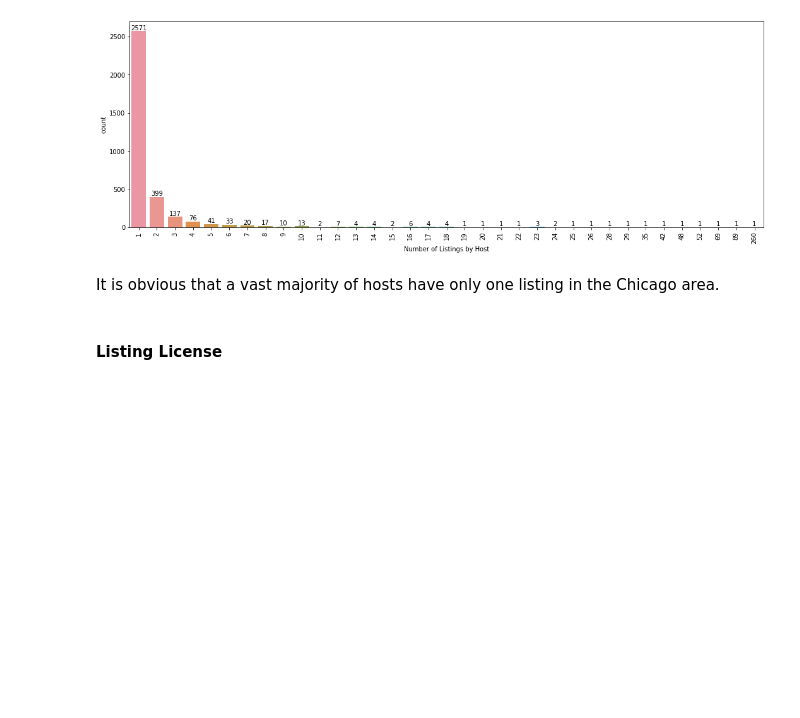
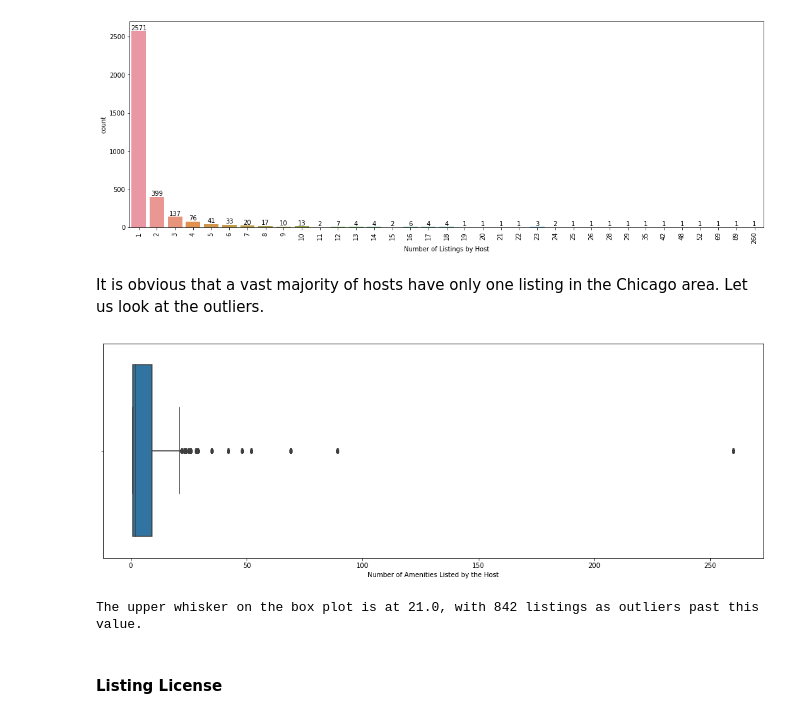
Before and after one commit to Summer-luna/Fall2021-IST5520-Group5, a Jupyter notebook: Data Proposal (combined) (M2).ipynb, the cells around one changed output. Drawn from its saved outputs; the diff is of its cells as text; code cells hidden in the pictures; blank space fills up the shorter version.

```diff
--- a/Data Proposal (combined) (M2).ipynb
+++ b/Data Proposal (combined) (M2).ipynb
@@ -441,7 +440,26 @@ plt.show()
 # %% [output]
 [figure]
 # %% [markdown]
-It is obvious that a vast majority of hosts have only one listing in the Chicago area.
+It is obvious that a vast majority of hosts have only one listing in the Chicago area.  Let us look at the outliers.
+# %%
+plt.figure(figsize=(18,6))
+sb.boxplot(x=dat['calculated_host_listings_count'])
+plt.xlabel('Number of Amenities Listed by the Host')
+plt.show()
+# %% [output]
+[figure, added]
+# %%
+#Calculate the lower and upper quartile values
+q1 = np.quantile(dat['calculated_host_listings_count'], 0.25)
+q3 = np.quantile(dat['calculated_host_listings_count'], 0.75)
+#calculate the upper whisker only, since no outliers are below the lower
+whishi = q3 + 1.5*(q3-q1)
+#create a dataframe where the income is higher than the upper whisker value
+out_list = dat[dat['calculated_host_listings_count']>whishi]
+print('The upper whisker on the box plot is at ' + str(whishi) + ', with ' +
+      str(len(out_list['id'])) + ' listings as outliers past this value.')
+# %% [output]
+The upper whisker on the box plot is at 21.0, with 842 listings as outliers past this value.
 # %% [markdown]
 <h4>Listing License</h4>
 # %%
```
Also changed, not shown: parts of 49 cells of this notebook.
